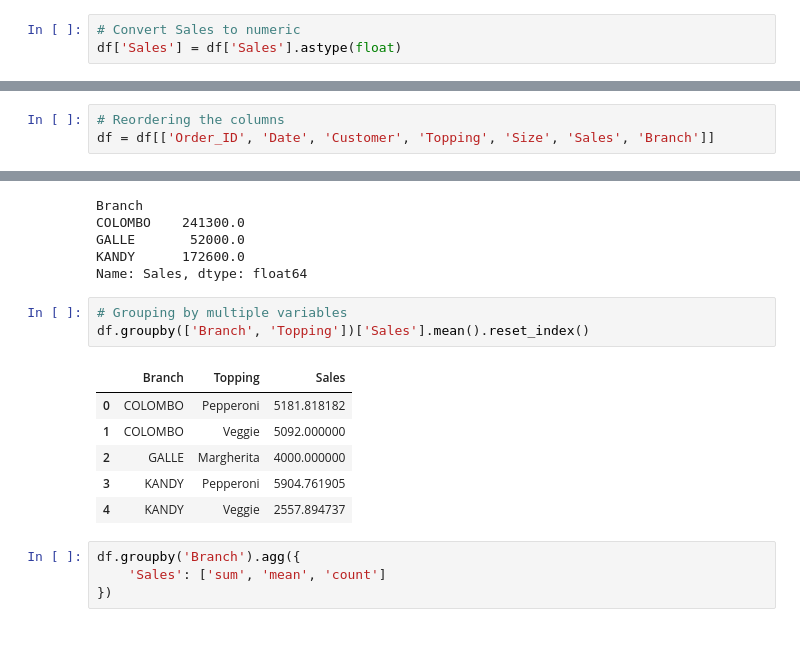
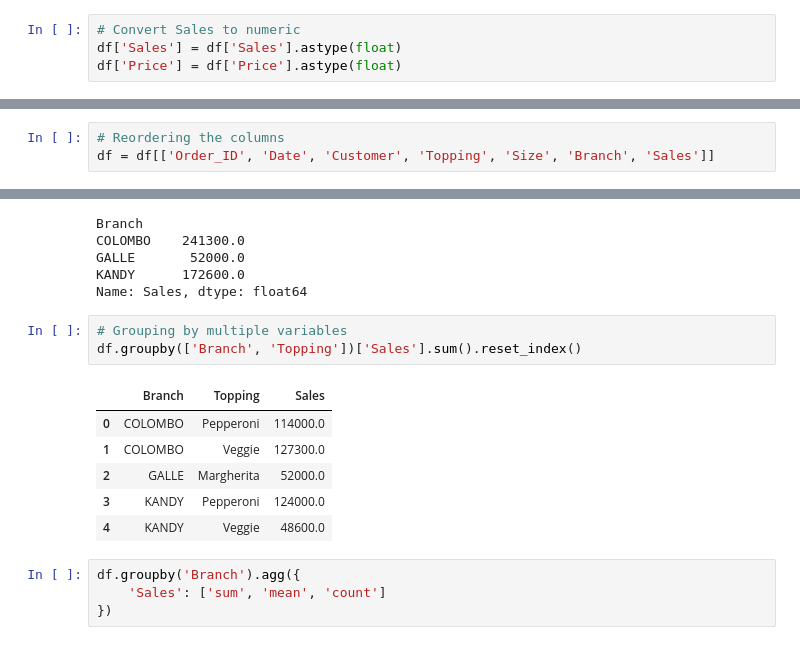
Before and after one commit to susara-ouchi/DA-2013---Scripts, a Jupyter notebook: Week 08/data_transformations.ipynb, the cells around one changed output, grey strips where cells are left out. Cells and saved outputs as stored; diff of their text form.

```diff
--- a/Week 08/data_transformations.ipynb
+++ b/Week 08/data_transformations.ipynb
@@ -62,6 +62,7 @@ df['Order_Date'] = pd.to_datetime(df['Order_Date'], format='mixed', errors='rais
 # %%
 # Convert Sales to numeric
 df['Sales'] = df['Sales'].astype(float)
+df['Price'] = df['Price'].astype(float)
 # %%
 # 3. Convert to categorical
 df['Pizza_Type'] = df['Pizza_Type'].astype('category')
@@ -168,7 +169,7 @@ df
 100 rows × 9 columns
 # %%
 # Reordering the columns
-df = df[['Order_ID', 'Date', 'Customer', 'Topping', 'Size', 'Sales', 'Branch']]
+df = df[['Order_ID', 'Date', 'Customer', 'Topping', 'Size', 'Branch', 'Sales']]
 # %%
 #Setting up index
 df.set_index('Order_ID', inplace=True)
@@ -222,14 +223,14 @@ KANDY      172600.0
 Name: Sales, dtype: float64
 # %%
 # Grouping by multiple variables
-df.groupby(['Branch', 'Topping'])['Sales'].mean().reset_index()
+df.groupby(['Branch', 'Topping'])['Sales'].sum().reset_index()
 # %% [output]
 |  | Branch | Topping | Sales |
-| 0 | COLOMBO | Pepperoni | 5181.818182 |
-| 1 | COLOMBO | Veggie | 5092.000000 |
-| 2 | GALLE | Margherita | 4000.000000 |
-| 3 | KANDY | Pepperoni | 5904.761905 |
-| 4 | KANDY | Veggie | 2557.894737 |
+| 0 | COLOMBO | Pepperoni | 114000.0 |
+| 1 | COLOMBO | Veggie | 127300.0 |
+| 2 | GALLE | Margherita | 52000.0 |
+| 3 | KANDY | Pepperoni | 124000.0 |
+| 4 | KANDY | Veggie | 48600.0 |
 # %%
 df.groupby('Branch').agg({
     'Sales': ['sum', 'mean', 'count']
```
Also changed, not shown: parts of 7 cells of this notebook, 11 other files.
